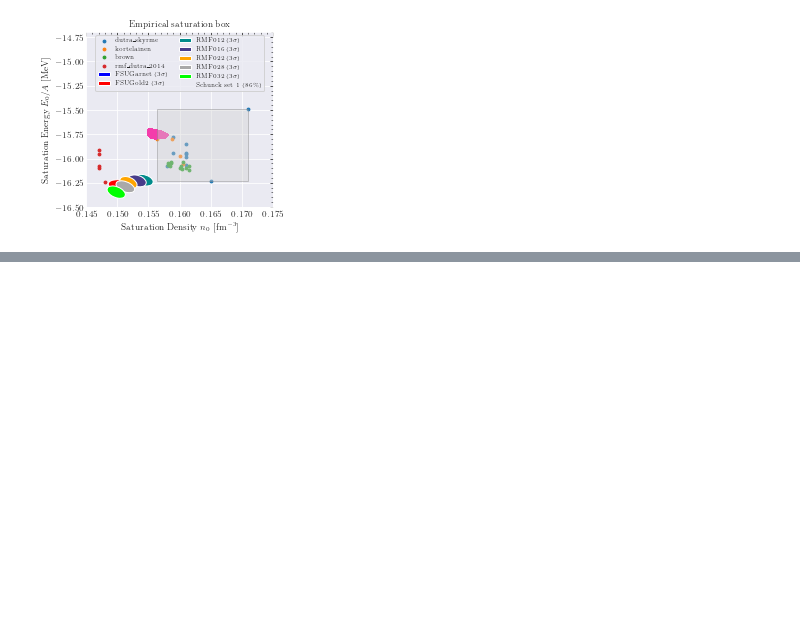
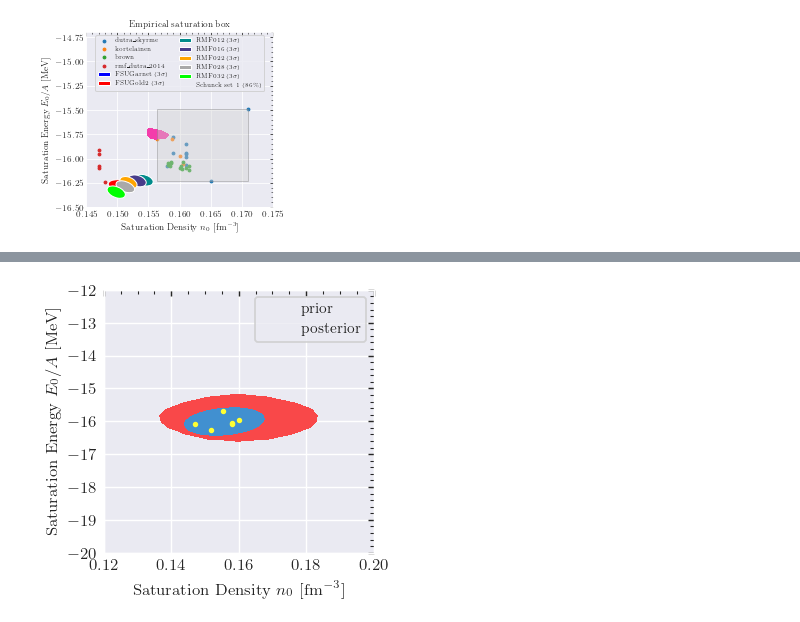
Before and after one commit to cdrischler/nuclear_saturation, a Jupyter notebook: analysis_conjugate_priors.ipynb, the cells around one changed output, grey strips where cells are left out. Drawn from its saved outputs; the diff is of its cells as text; code cells hidden in the pictures; blank space fills up the shorter version.

Commit message:
extends conj prior notebook to perform analysis with one universe at a time; extension to averaging over multiple universes is straightforward

```diff
--- a/analysis_conjugate_priors.ipynb
+++ b/analysis_conjugate_priors.ipynb
@@ -50,0 +71,8 @@ fig.savefig(f"{pdf_path}/refactored_overview.pdf")
+# %%
+prior_params = {"mu": np.array([0.16, -15.9]),
+                "Psi": np.array([[0.01**2, 0], [0, 0.32**2]]),
+                "kappa": 1, "nu": 4}  # TODO: this prior is way too uninformed for the "true" nuclear saturation point. Make it realistic.
+spoint = StatisticalModel(data=sampled_dft_constraints,
+                          quantities=["rho0", "E/A"],
+                          prior_params=prior_params)
+spoint.sanity_check(num_samples=100000, based_on="prior", do_print=True)
@@ -50,0 +89,20 @@ fig.savefig(f"{pdf_path}/refactored_overview.pdf")
+# %%
+from modules.plot_helpers import *
+fig, ax = plt.subplots(1, 1, figsize=(6.8*cm, 6.8*cm))
+levels = [0.16, 1.]
+for ibon, bon in enumerate(("prior", "posterior")):
+    dd = spoint.sample(num_samples=500000, kind="predictive_y", based_on=bon)  # 500000
+    sns.kdeplot(ax=ax, x=dd[:,0], y=dd[:,1], fill=True, levels=levels,
+                label=f"{bon}",
+                legend=False, color=colors[ibon])  # TODO: sns.kdeplot() seems to have issues with displaying the handles in legends
+    # TODO: how to plot the credibility regions without KDE and ideally even without sampling??
+ax.scatter(spoint.data["rho0"], spoint.data["E/A"], s=4, c=colors[5])
+ax.set_xlim(0.12, 0.20)
+ax.set_ylim(-20., -12.)
+ax.set_xlabel('Saturation Density $n_0$ [fm$^{-3}$]')
+ax.set_ylabel('Saturation Energy $E_0/A$ [MeV]')
+ax.legend(ncol=1, prop={'size': 8})
+#ax.set_title("Empirical saturation box")
+fig.savefig(f"{pdf_path}/output.pdf")
+# %% [output]
+[figure, added]
```
Also changed, not shown: parts of 8 cells of this notebook, 7 other files.
